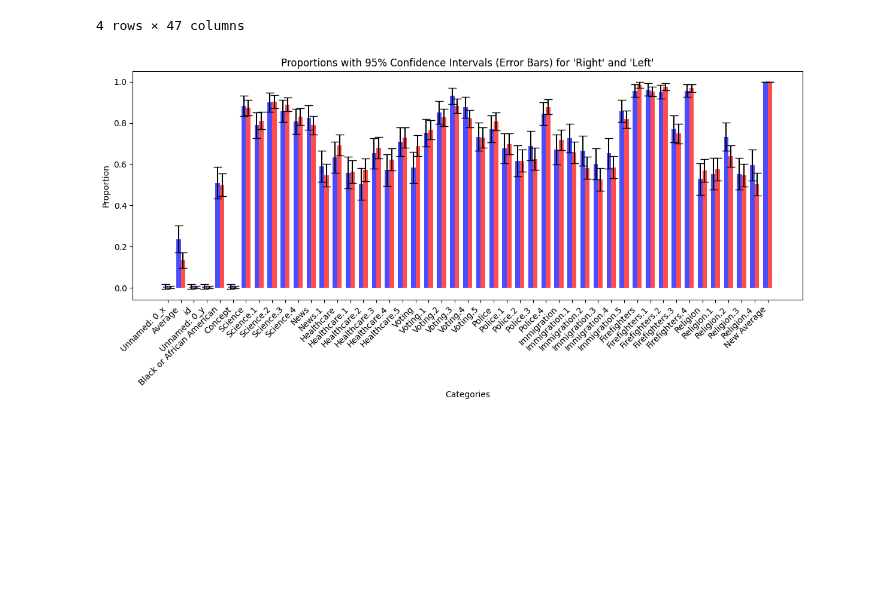
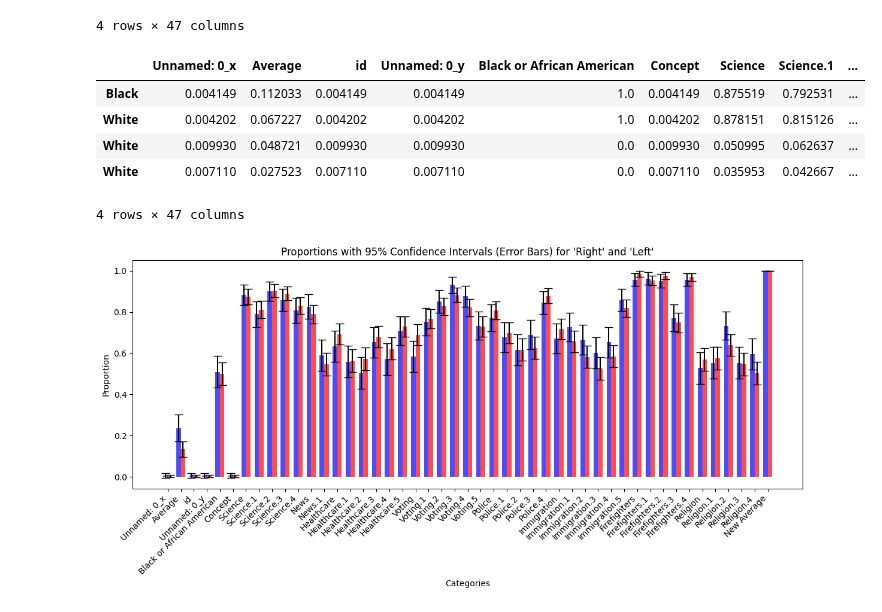
Before and after one commit to ExCaLBBR/ExCaLBBR_Projects, a Jupyter notebook: GraphingDecisions_py.ipynb, the cells around one changed output. Drawn from its saved outputs; the diff is of its cells as text; code cells hidden in the pictures; blank space fills up the shorter version.

```diff
--- a/GraphingDecisions_py.ipynb
+++ b/GraphingDecisions_py.ipynb
@@ -126,6 +116,16 @@ lr_all
 | Right | 0.012136 | 0.065594 | 0.012136 | 0.012136 | 0.077221 | 0.012136 | 0.049835 | 0.063046 | ... |
 | Left | 0.006154 | 0.037585 | 0.006154 | 0.006154 | 0.054956 | 0.006154 | 0.036448 | 0.043003 | ... |
 4 rows × 47 columns
+# %%
+bw_all=pd.concat([bw_prop, bw_std])
+bw_all
+# %% [output]
+|  | Unnamed: 0_x | Average | id | Unnamed: 0_y | Black or African American | Concept | Science | Science.1 | ... |
+| Black | 0.004149 | 0.112033 | 0.004149 | 0.004149 | 1.0 | 0.004149 | 0.875519 | 0.792531 | ... |
+| White | 0.004202 | 0.067227 | 0.004202 | 0.004202 | 1.0 | 0.004202 | 0.878151 | 0.815126 | ... |
+| White | 0.009930 | 0.048721 | 0.009930 | 0.009930 | 0.0 | 0.009930 | 0.050995 | 0.062637 | ... |
+| White | 0.007110 | 0.027523 | 0.007110 | 0.007110 | 0.0 | 0.007110 | 0.035953 | 0.042667 | ... |
+4 rows × 47 columns
 # %%
 # Plotting
 plt.figure(figsize=(12, 6))
```
Also changed, not shown: parts of 5 cells of this notebook.
